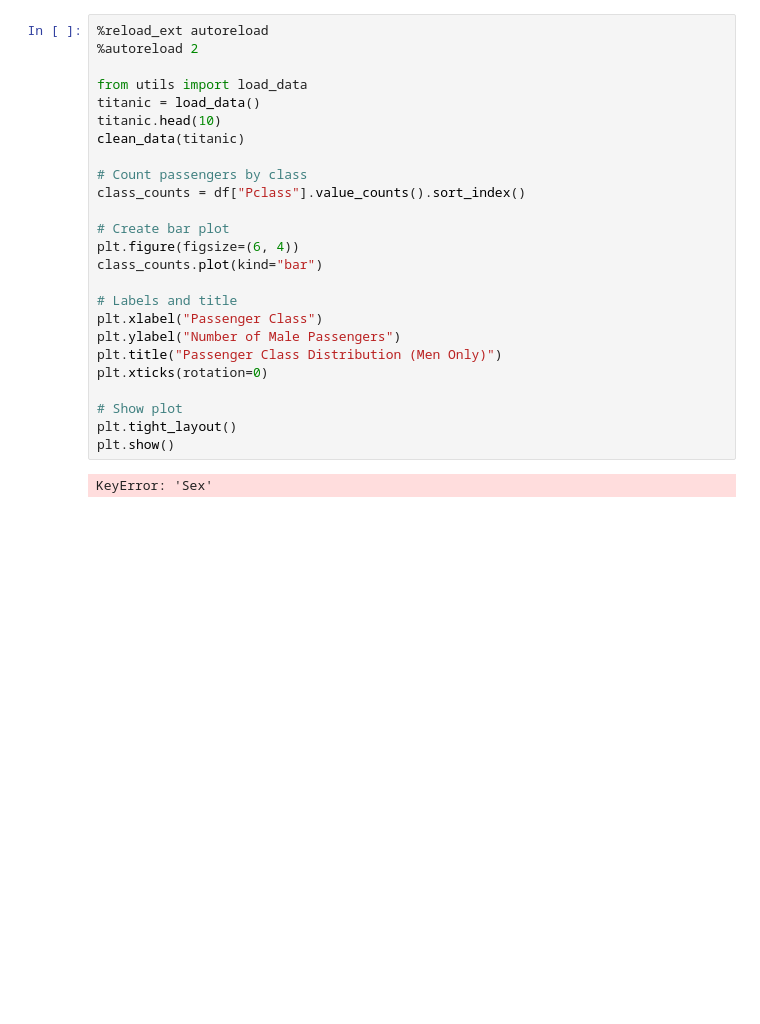
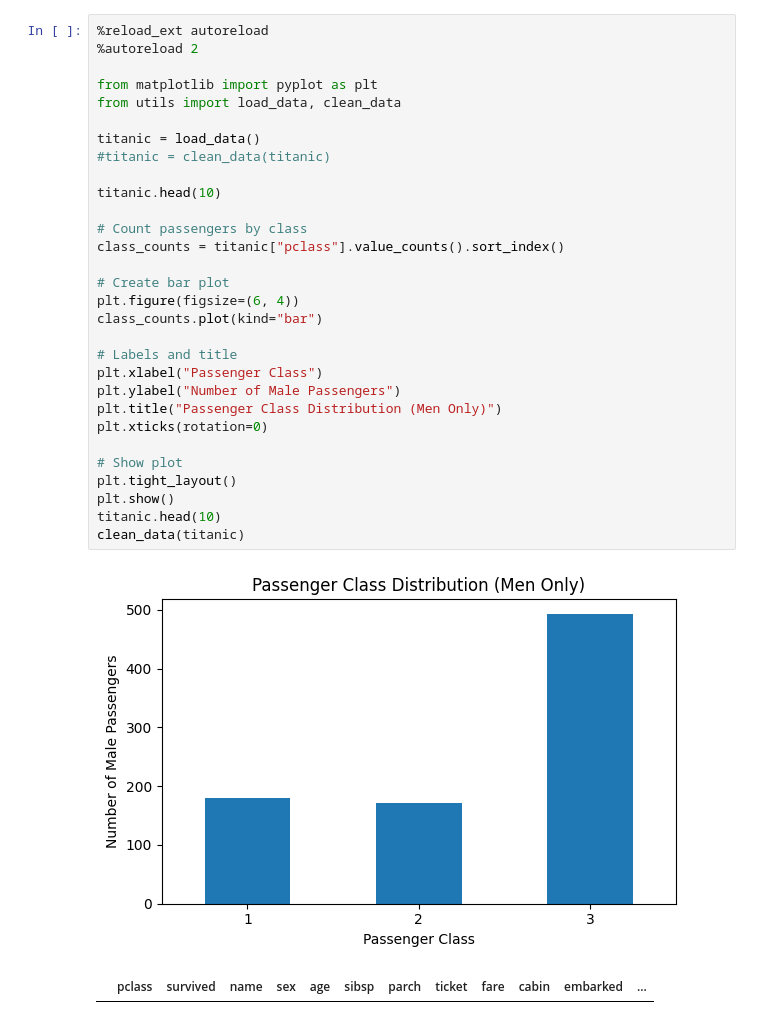
Before and after one commit to susannahqr/git_kata, a Jupyter notebook: 01_eda.ipynb, the cells around one changed output. Cells and saved outputs as stored; diff of their text form; blank space fills up the shorter version.

```diff
--- a/01_eda.ipynb
+++ b/01_eda.ipynb
@@ -1,27 +1,33 @@
 # %%
 %reload_ext autoreload
 %autoreload 2
 
-from utils import load_data
+from matplotlib import pyplot as plt
+from utils import load_data, clean_data
+
 titanic = load_data()
+#titanic = clean_data(titanic)
+
 titanic.head(10)
-clean_data(titanic)
 
 # Count passengers by class
-class_counts = df["Pclass"].value_counts().sort_index()
+class_counts = titanic["pclass"].value_counts().sort_index()
 
 # Create bar plot
 plt.figure(figsize=(6, 4))
 class_counts.plot(kind="bar")
 
 # Labels and title
 plt.xlabel("Passenger Class")
 plt.ylabel("Number of Male Passengers")
 plt.title("Passenger Class Distribution (Men Only)")
 plt.xticks(rotation=0)
 
 # Show plot
 plt.tight_layout()
 plt.show()
+titanic.head(10)
+clean_data(titanic)
 # %% [output]
-KeyError: 'Sex'
+[figure, added]
+|  | pclass | survived | name | sex | age | sibsp | parch | ticket | fare | cabin | embarked | ... |
```
Also changed, not shown: parts of 1 cell of this notebook, 1 other file.
